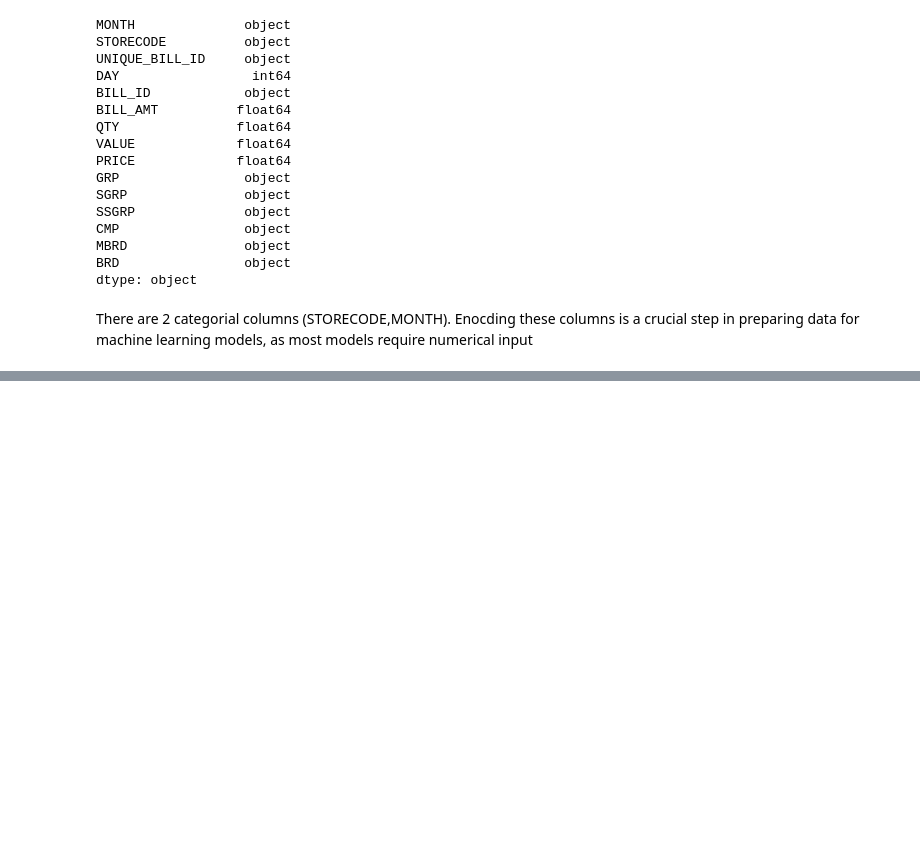
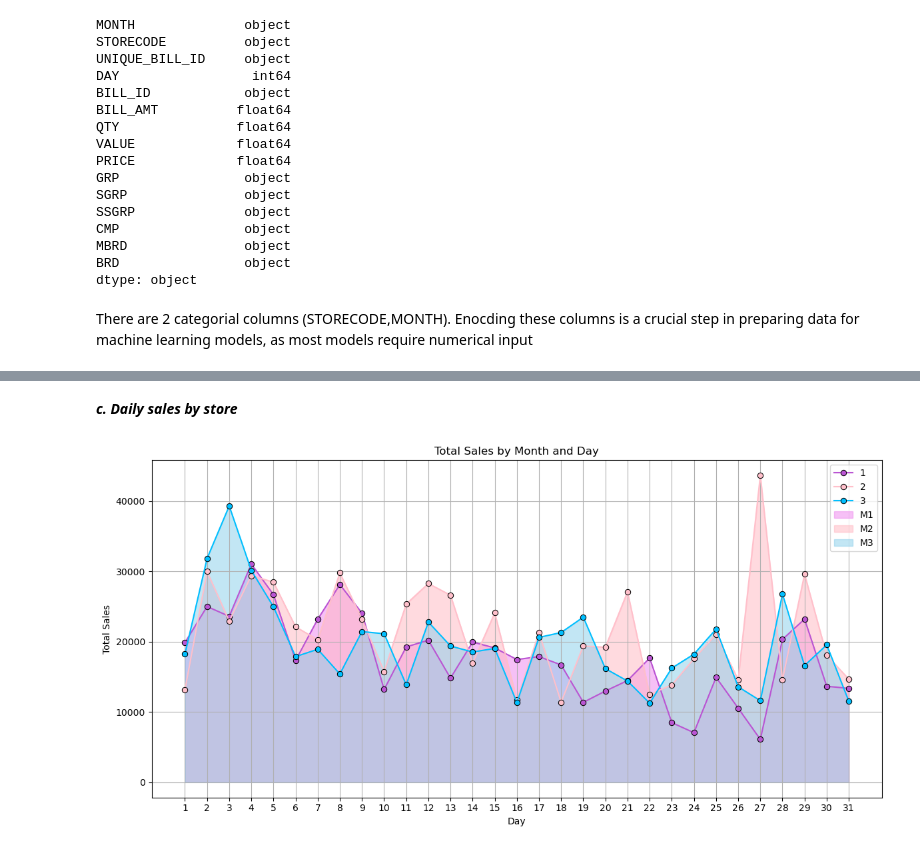
Before and after one commit to shriansh8619/EDA_Customer_Behavior, a Jupyter notebook: EDA_Customer_Behav.ipynb, the cells around one changed output, grey strips where cells are left out. Drawn from its saved outputs; the diff is of its cells as text; code cells hidden in the pictures; blank space fills up the shorter version.

```diff
--- a/EDA_Customer_Behav.ipynb
+++ b/EDA_Customer_Behav.ipynb
@@ -231,3 +329,32 @@ Name: MONTH, Length: 26895, dtype: int32
+# %% [markdown]
+***c. Daily sales by store***
+# %%
+sales_month_day = df.groupby(['MONTH', 'DAY'])['VALUE'].sum().reset_index()
+# %%
+fig, ax = plt.subplots(figsize=(12, 6))
+palettes=['mediumorchid','pink','deepskyblue']
+sns.lineplot(data=sales_month_day, x='DAY', y='VALUE', hue='MONTH', marker='o',markeredgecolor='black',palette=palettes, ax=ax)
+ax.set_xlabel('Day')
+ax.set_ylabel('Sales')
+ax.set_title('Sales by Day, Month-wise')
+ax.legend(title='Month')
+ax.set_xticks(range(1, max(df['DAY']) + 1))
+
+sales_month_day_m1 = sales_month_day[sales_month_day['MONTH'] == 1]
+sales_month_day_m2 = sales_month_day[sales_month_day['MONTH'] == 2]
+sales_month_day_m3 = sales_month_day[sales_month_day['MONTH'] == 3]
+ax.fill_between(sales_month_day_m1['DAY'], sales_month_day_m1['VALUE'], alpha=0.5, label='M1',color="violet")
+ax.fill_between(sales_month_day_m2['DAY'], sales_month_day_m2['VALUE'], alpha=0.5, label='M2',color="lightpink")
+ax.fill_between(sales_month_day_m3['DAY'], sales_month_day_m3['VALUE'], alpha=0.5, label='M3',color="skyblue")
+ax.set_xlabel('Day')
+ax.set_ylabel('Total Sales')
+ax.set_title('Total Sales by Month and Day')
+ax.legend()
+ax.grid(True)
+plt.tight_layout()
+plt.show()
+# %% [output]
+[figure, added]
 # %%
 7.Univariate Analysis (Numerical & Categorical)
 # %%
```
Also changed, not shown: parts of 25 cells of this notebook.
